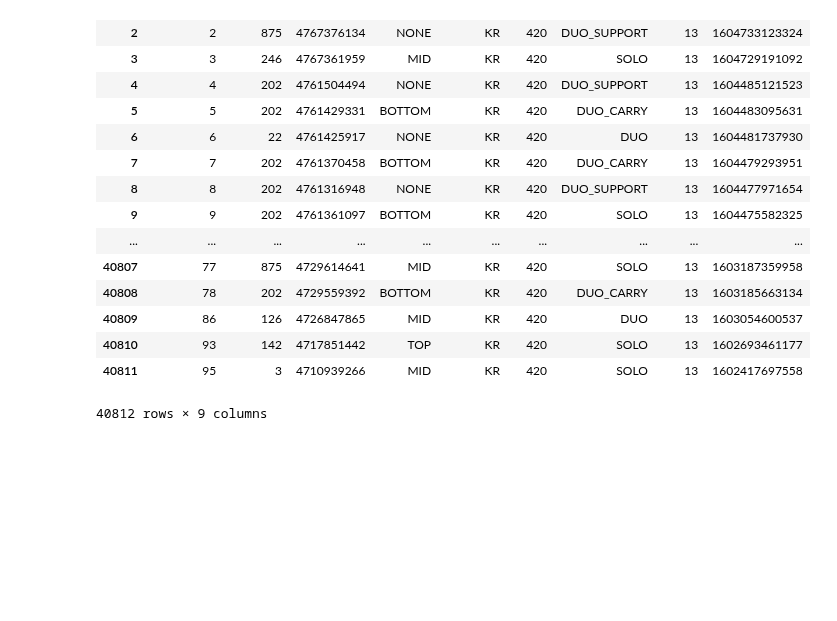
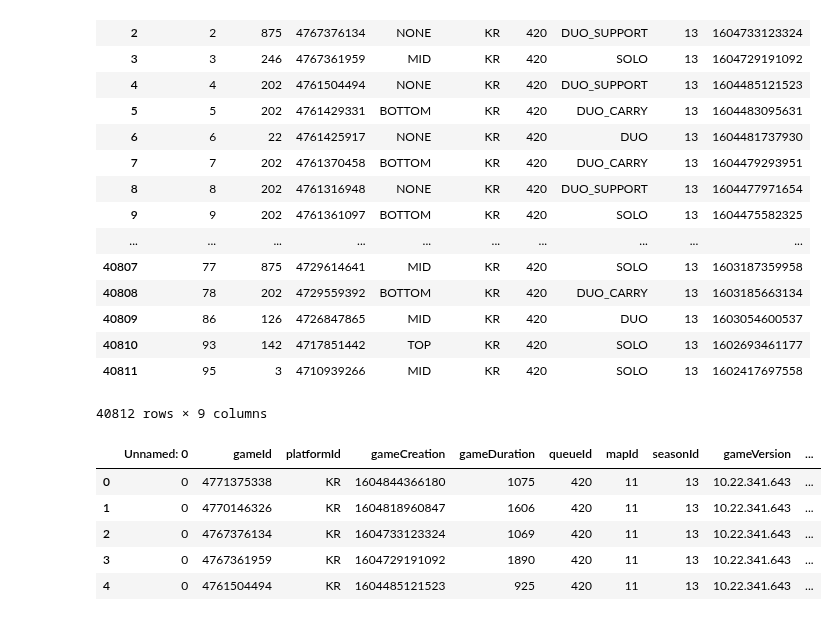
Before and after one commit to CSID-DGU/2020-2-OSSP-CP-DHL-3, a Jupyter notebook: src/DHL.ipynb, the cells around one changed output. Cells and saved outputs as stored; diff of their text form; code cells hidden in the pictures; blank space fills up the shorter version.

Commit message:
show head

```diff
--- a/src/DHL.ipynb
+++ b/src/DHL.ipynb
@@ -188,6 +188,15 @@ gameidInfo_df
 # match_info_df.to_csv('../data/cgm_match.csv')
 # %%
 match_df = pd.read_csv('../data/cgm_match.csv')
+# %%
+match_df.head()
+# %% [output]
+|  | Unnamed: 0 | gameId | platformId | gameCreation | gameDuration | queueId | mapId | seasonId | gameVersion | ... |
+| 0 | 0 | 4771375338 | KR | 1604844366180 | 1075 | 420 | 11 | 13 | 10.22.341.643 | ... |
+| 1 | 0 | 4770146326 | KR | 1604818960847 | 1606 | 420 | 11 | 13 | 10.22.341.643 | ... |
+| 2 | 0 | 4767376134 | KR | 1604733123324 | 1069 | 420 | 11 | 13 | 10.22.341.643 | ... |
+| 3 | 0 | 4767361959 | KR | 1604729191092 | 1890 | 420 | 11 | 13 | 10.22.341.643 | ... |
+| 4 | 0 | 4761504494 | KR | 1604485121523 | 925 | 420 | 11 | 13 | 10.22.341.643 | ... |
 # %%
 # match_df에 3가지 team, participants, participantIdentities들이 문자열로 받아지는 현상 방지, 1회만 하면 됨
 
```
